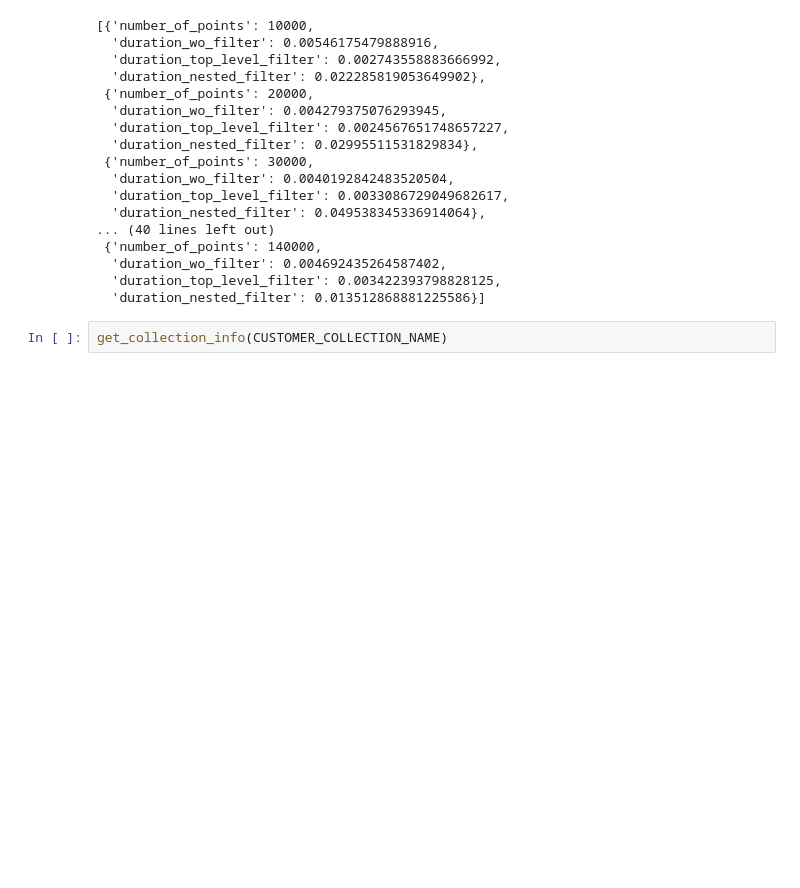
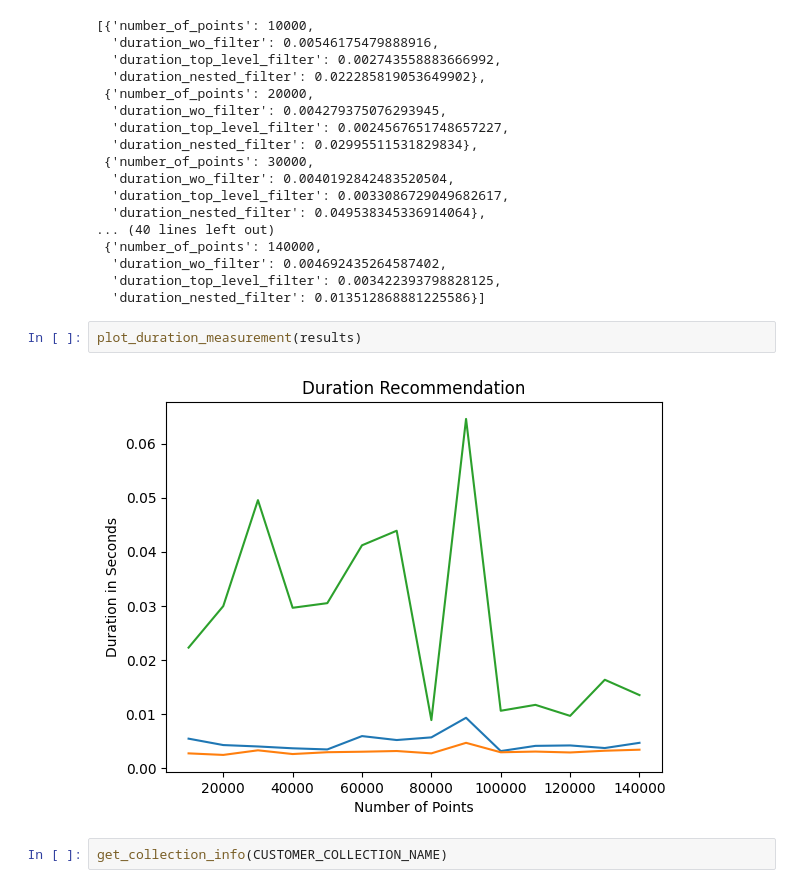
Before and after one commit to mymindwentblvnk/qdrant-101, a Jupyter notebook: notebooks/recommend_performance_check.ipynb, the cells around one changed output. Saved outputs shown, nothing was run; the diff lists cells and outputs as text; blank space fills up the shorter version.

```diff
--- a/notebooks/recommend_performance_check.ipynb
+++ b/notebooks/recommend_performance_check.ipynb
@@ -441,6 +343,10 @@ results
   'duration_wo_filter': 0.004692435264587402,
   'duration_top_level_filter': 0.003422393798828125,
   'duration_nested_filter': 0.013512868881225586}]
+# %%
+plot_duration_measurement(results)
+# %% [output]
+[figure, added]
 # %%
 get_collection_info(CUSTOMER_COLLECTION_NAME)
 # %% [output]
```
Also changed, not shown: parts of 1 cell of this notebook, 1 other file.
